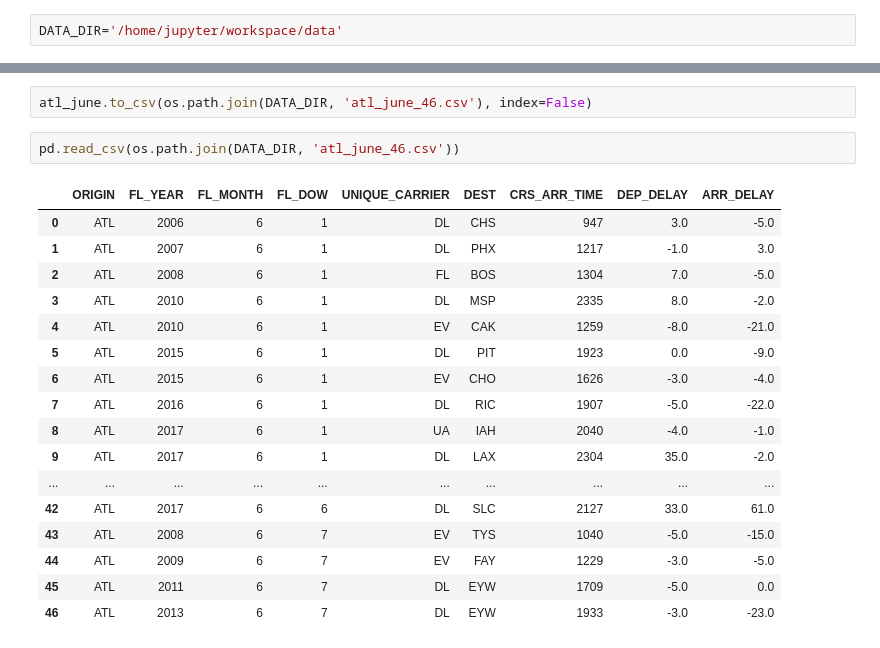
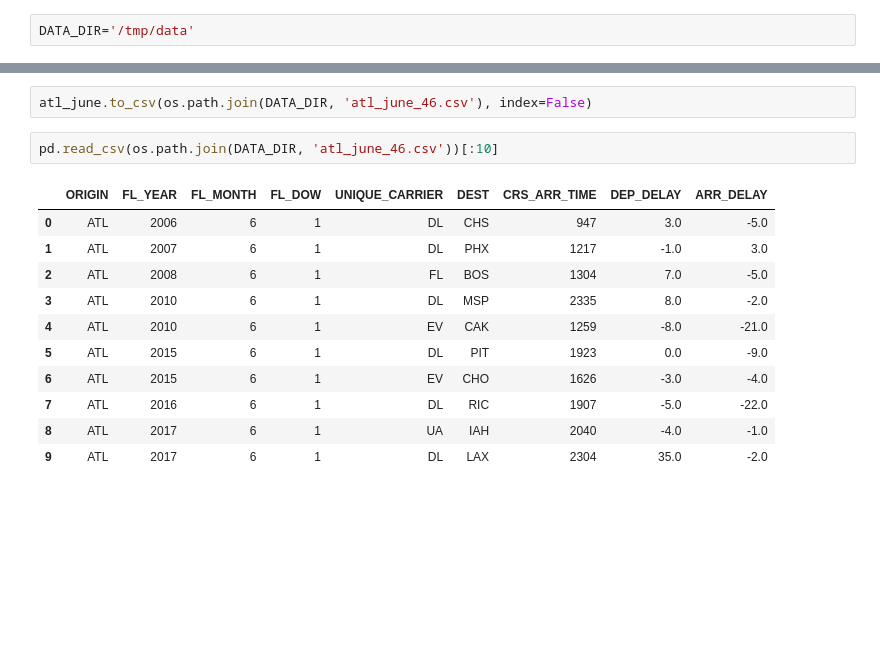
Before and after one commit to Project-Ellie/tutorials, a Jupyter notebook: kovalevskyi/BQ_tutorial.ipynb, the cells around one changed output, grey strips where cells are left out. Cells and saved outputs as stored; diff of their text form; blank space fills up the shorter version.

```diff
--- a/kovalevskyi/BQ_tutorial.ipynb
+++ b/kovalevskyi/BQ_tutorial.ipynb
@@ -2,4 +2,4 @@
 import pandas as pd
 import os
 # %%
-DATA_DIR='/home/jupyter/workspace/data'
+DATA_DIR='/tmp/data'
@@ -61,22 +59,16 @@ atl_june.describe()
 # %%
 atl_june.to_csv(os.path.join(DATA_DIR, 'atl_june_46.csv'), index=False)
 # %%
-pd.read_csv(os.path.join(DATA_DIR, 'atl_june_46.csv'))
+pd.read_csv(os.path.join(DATA_DIR, 'atl_june_46.csv'))[:10]
 # %% [output]
 |  | ORIGIN | FL_YEAR | FL_MONTH | FL_DOW | UNIQUE_CARRIER | DEST | CRS_ARR_TIME | DEP_DELAY | ARR_DELAY |
 | 0 | ATL | 2006 | 6 | 1 | DL | CHS | 947 | 3.0 | -5.0 |
 | 1 | ATL | 2007 | 6 | 1 | DL | PHX | 1217 | -1.0 | 3.0 |
 | 2 | ATL | 2008 | 6 | 1 | FL | BOS | 1304 | 7.0 | -5.0 |
 | 3 | ATL | 2010 | 6 | 1 | DL | MSP | 2335 | 8.0 | -2.0 |
 | 4 | ATL | 2010 | 6 | 1 | EV | CAK | 1259 | -8.0 | -21.0 |
 | 5 | ATL | 2015 | 6 | 1 | DL | PIT | 1923 | 0.0 | -9.0 |
 | 6 | ATL | 2015 | 6 | 1 | EV | CHO | 1626 | -3.0 | -4.0 |
 | 7 | ATL | 2016 | 6 | 1 | DL | RIC | 1907 | -5.0 | -22.0 |
 | 8 | ATL | 2017 | 6 | 1 | UA | IAH | 2040 | -4.0 | -1.0 |
 | 9 | ATL | 2017 | 6 | 1 | DL | LAX | 2304 | 35.0 | -2.0 |
-| ... | ... | ... | ... | ... | ... | ... | ... | ... | ... |
-| 42 | ATL | 2017 | 6 | 6 | DL | SLC | 2127 | 33.0 | 61.0 |
-| 43 | ATL | 2008 | 6 | 7 | EV | TYS | 1040 | -5.0 | -15.0 |
-| 44 | ATL | 2009 | 6 | 7 | EV | FAY | 1229 | -3.0 | -5.0 |
-| 45 | ATL | 2011 | 6 | 7 | DL | EYW | 1709 | -5.0 | 0.0 |
-| 46 | ATL | 2013 | 6 | 7 | DL | EYW | 1933 | -3.0 | -23.0 |
```
Also changed, not shown: parts of 3 cells of this notebook, 11 other files.
